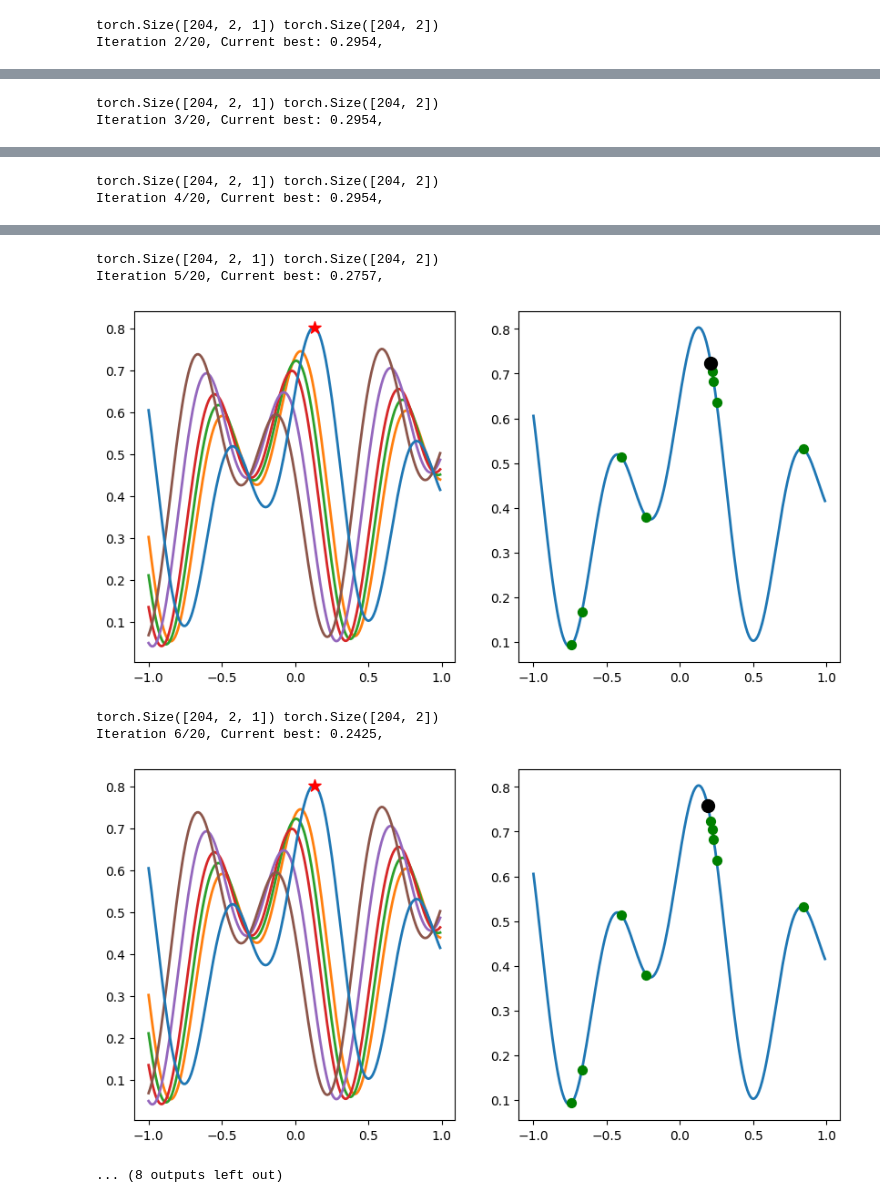
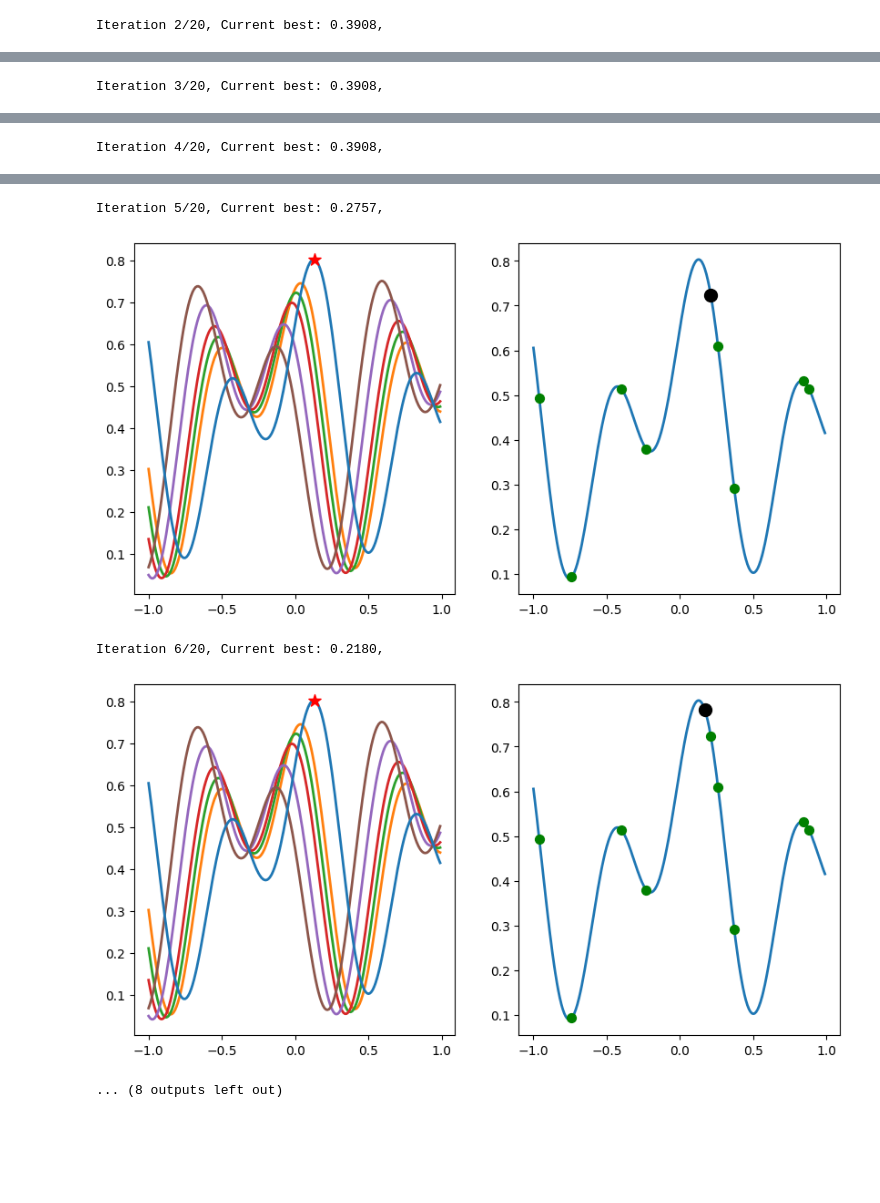
Before and after one commit to timruhkopf/ExperiencedFT-PFNs, a Jupyter notebook: HPO_tasks/Meta-learning-BO/benchmarks/SimpleSynth/demo_simple_run.ipynb, the cells around one changed output, grey strips where cells are left out. Drawn from its saved outputs; the diff is of its cells as text; code cells hidden in the pictures; blank space fills up the shorter version.

```diff
--- a/HPO_tasks/Meta-learning-BO/benchmarks/SimpleSynth/demo_simple_run.ipynb
+++ b/HPO_tasks/Meta-learning-BO/benchmarks/SimpleSynth/demo_simple_run.ipynb
@@ -41,7 +38,7 @@ import pfns4bo
 #                     apply_power_transform_pi=True,
 #                     only_obs_incumbents=True, tranformation_type=None, mixing_strategy="my",)
 from mpfns4bo.ppfns4bo import PPFNs4BO
-optimizer = PPFNs4BO(torch.load( pfns4bo.bnn_model), benchmark.search_space, meta_data, apply_power_transform_pi = True, model_avg='simple')
+optimizer = PPFNs4BO(torch.load( pfns4bo.bnn_model), benchmark.search_space, meta_data, apply_power_transform_pi = True, model_avg='pca')
 
 X = np.asarray(benchmark.benchmark_data["X"])
 y = np.asarray(benchmark.benchmark_data["y"])
@@ -109,2 +105 @@ Iteration 1/20, Current best: 0.3647,
-torch.Size([204, 2, 1]) torch.Size([204, 2])
-Iteration 2/20, Current best: 0.2954,
+Iteration 2/20, Current best: 0.3908,
@@ -112,2 +107 @@ Iteration 2/20, Current best: 0.2954,
-torch.Size([204, 2, 1]) torch.Size([204, 2])
-Iteration 3/20, Current best: 0.2954,
+Iteration 3/20, Current best: 0.3908,
@@ -115,2 +109 @@ Iteration 3/20, Current best: 0.2954,
-torch.Size([204, 2, 1]) torch.Size([204, 2])
-Iteration 4/20, Current best: 0.2954,
+Iteration 4/20, Current best: 0.3908,
@@ -118,7 +111,5 @@ Iteration 4/20, Current best: 0.2954,
-torch.Size([204, 2, 1]) torch.Size([204, 2])
 Iteration 5/20, Current best: 0.2757,
-[figure, old version]
+[figure, new version]
-torch.Size([204, 2, 1]) torch.Size([204, 2])
-Iteration 6/20, Current best: 0.2425,
+Iteration 6/20, Current best: 0.2180,
-[figure, old version]
+[figure, new version]
 ... (8 outputs left out)
```
Also changed, not shown: parts of 2 cells of this notebook, 9 other files.
